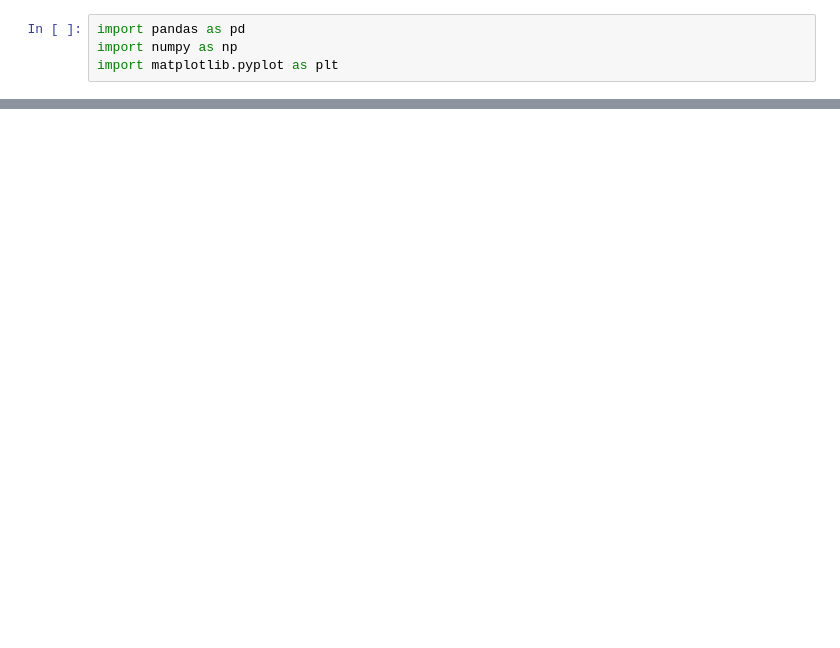
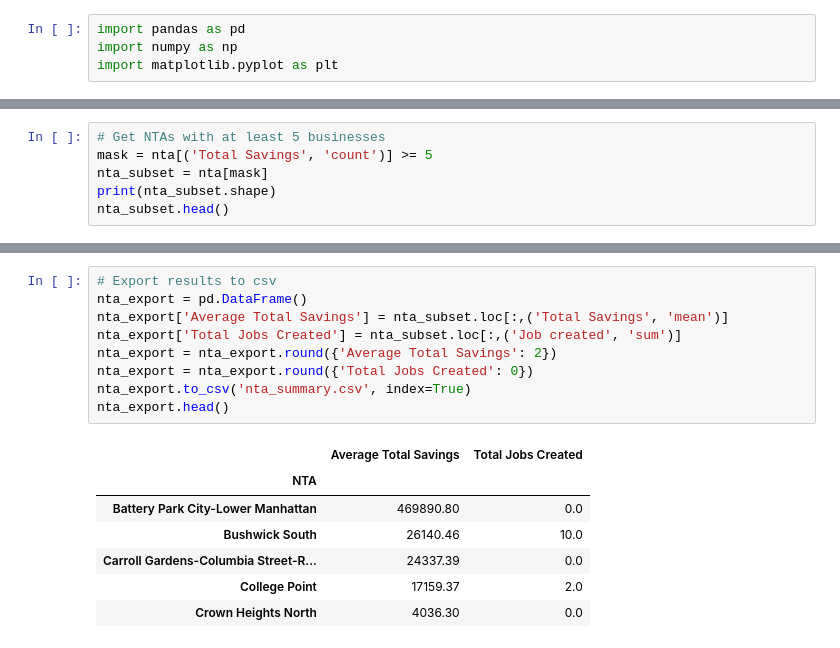
Before and after one commit to data-science-sandbox/binder-framework, a Jupyter notebook: milestone_project.ipynb, the cells around one changed output, grey strips where cells are left out. Saved outputs shown, nothing was run; the diff lists cells and outputs as text; blank space fills up the shorter version.

```diff
--- a/milestone_project.ipynb
+++ b/milestone_project.ipynb
@@ -303,0 +165,6 @@ plt.show()
+# %%
+# Get NTAs with at least 5 businesses
+mask = nta[('Total Savings', 'count')] >= 5
+nta_subset = nta[mask]
+print(nta_subset.shape)
+nta_subset.head()
@@ -303,0 +181,17 @@ plt.show()
+# %%
+# Export results to csv
+nta_export = pd.DataFrame()
+nta_export['Average Total Savings'] = nta_subset.loc[:,('Total Savings', 'mean')]
+nta_export['Total Jobs Created'] = nta_subset.loc[:,('Job created', 'sum')]
+nta_export = nta_export.round({'Average Total Savings': 2})
+nta_export = nta_export.round({'Total Jobs Created': 0})
+nta_export.to_csv('nta_summary.csv', index=True)
+nta_export.head()
+# %% [output]
+|  | Average Total Savings | Total Jobs Created |
+| NTA |  |  |
+| Battery Park City-Lower Manhattan | 469890.80 | 0.0 |
+| Bushwick South | 26140.46 | 10.0 |
+| Carroll Gardens-Columbia Street-R... | 24337.39 | 0.0 |
+| College Point | 17159.37 | 2.0 |
+| Crown Heights North | 4036.30 | 0.0 |
```
Also changed, not shown: parts of 36 cells of this notebook, 1 other file.
